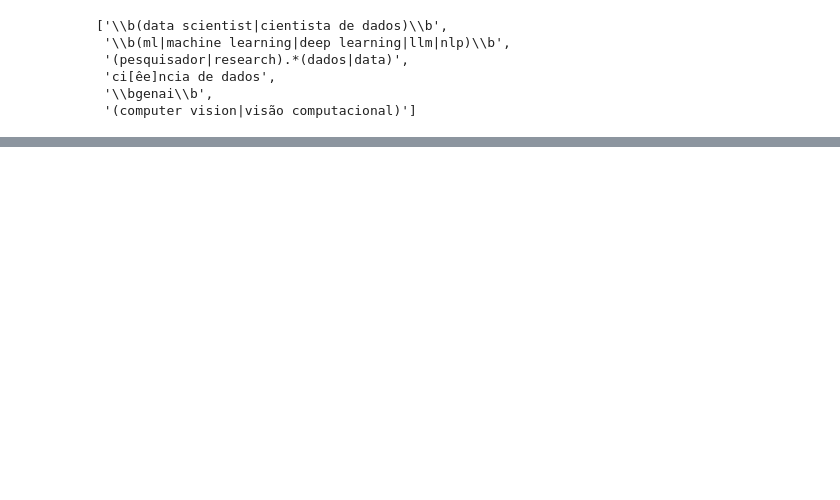
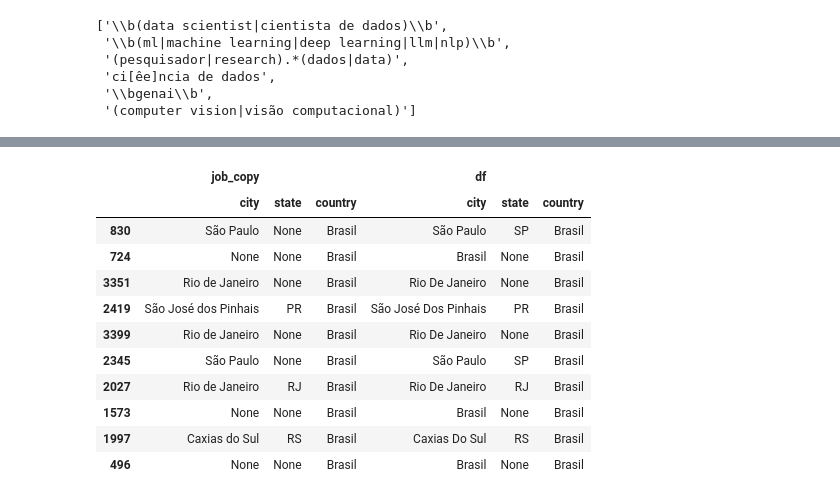
Before and after one commit to amaurineo/linkedin_jobs_analysis, a Jupyter notebook: notebooks/analysis_test_cases.ipynb, the cells around one changed output, grey strips where cells are left out. Saved outputs shown, nothing was run; the diff lists cells and outputs as text; code cells hidden in the pictures; blank space fills up the shorter version.

```diff
--- a/notebooks/analysis_test_cases.ipynb
+++ b/notebooks/analysis_test_cases.ipynb
@@ -54,0 +594,18 @@ ROLE_PATTERNS['Cientista de Dados']
+# %%
+mask = (job_copy[['city', 'state', 'country']] != df[['city', 'state', 'country']])
+# Show both DataFrames side by side where they differ
+differences = pd.concat([job_copy[mask.any(axis=1)], df[mask.any(axis=1)]], axis=1, keys=['job_copy', 'df'])
+differences[[('job_copy', 'city'), ('job_copy', 'state'), ('job_copy', 'country'), ('df', 'city'), ('df', 'state'), ('df', 'country')]].sample(10)
+# %% [output]
+|  | job_copy |  |  | df |  |  |
+|  | city | state | country | city | state | country |
+| 830 | São Paulo | None | Brasil | São Paulo | SP | Brasil |
+| 724 | None | None | Brasil | Brasil | None | Brasil |
+| 3351 | Rio de Janeiro | None | Brasil | Rio De Janeiro | None | Brasil |
+| 2419 | São José dos Pinhais | PR | Brasil | São José Dos Pinhais | PR | Brasil |
+| 3399 | Rio de Janeiro | None | Brasil | Rio De Janeiro | None | Brasil |
+| 2345 | São Paulo | None | Brasil | São Paulo | SP | Brasil |
+| 2027 | Rio de Janeiro | RJ | Brasil | Rio De Janeiro | RJ | Brasil |
+| 1573 | None | None | Brasil | Brasil | None | Brasil |
+| 1997 | Caxias do Sul | RS | Brasil | Caxias Do Sul | RS | Brasil |
+| 496 | None | None | Brasil | Brasil | None | Brasil |
```
Also changed, not shown: parts of 21 cells of this notebook, 10 other files.
